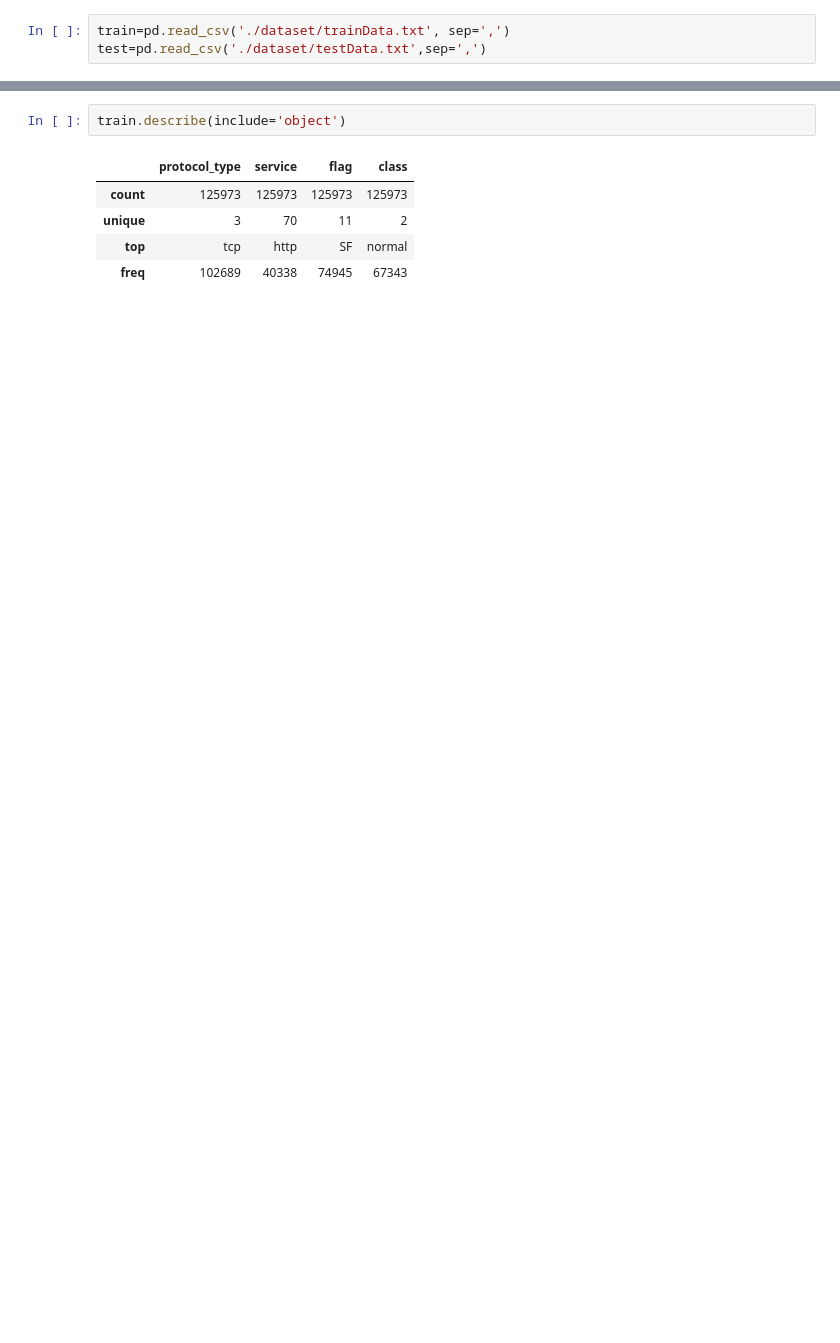
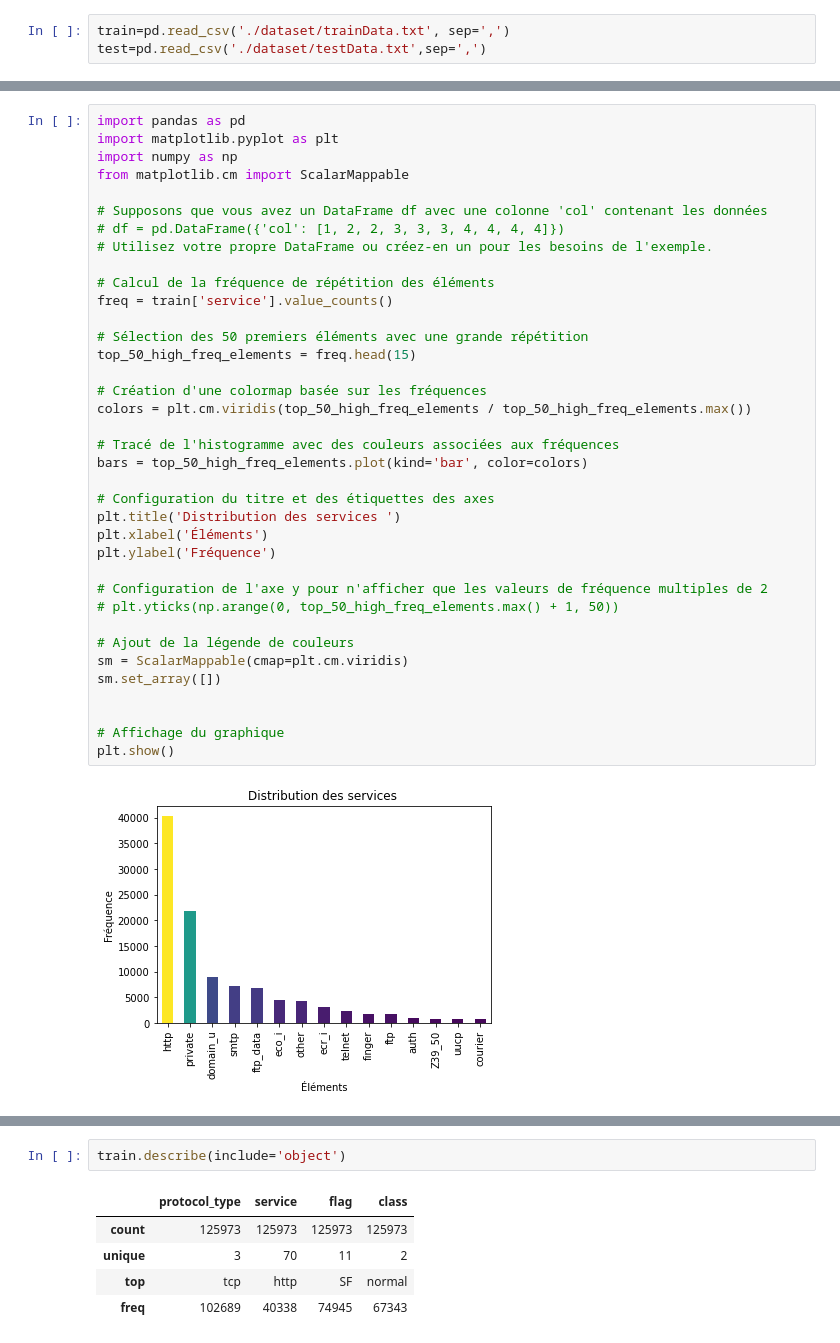
Before and after one commit to LydieDev/network-monitoring-system-with-ML, a Jupyter notebook: model_algo.ipynb, the cells around one changed output, grey strips where cells are left out. Drawn from its saved outputs; the diff is of its cells as text; blank space fills up the shorter version.

```diff
--- a/model_algo.ipynb
+++ b/model_algo.ipynb
@@ -43,0 +85,39 @@ train.head(100)
+# %%
+import pandas as pd
+import matplotlib.pyplot as plt
+import numpy as np
+from matplotlib.cm import ScalarMappable
+
+# Supposons que vous avez un DataFrame df avec une colonne 'col' contenant les données
+# df = pd.DataFrame({'col': [1, 2, 2, 3, 3, 3, 4, 4, 4, 4]})
+# Utilisez votre propre DataFrame ou créez-en un pour les besoins de l'exemple.
+
+# Calcul de la fréquence de répétition des éléments
+freq = train['service'].value_counts()
+
+# Sélection des 50 premiers éléments avec une grande répétition
+top_50_high_freq_elements = freq.head(15)
+
+# Création d'une colormap basée sur les fréquences
+colors = plt.cm.viridis(top_50_high_freq_elements / top_50_high_freq_elements.max())
+
+# Tracé de l'histogramme avec des couleurs associées aux fréquences
+bars = top_50_high_freq_elements.plot(kind='bar', color=colors)
+
+# Configuration du titre et des étiquettes des axes
+plt.title('Distribution des services ')
+plt.xlabel('Éléments')
+plt.ylabel('Fréquence')
+
+# Configuration de l'axe y pour n'afficher que les valeurs de fréquence multiples de 2
+# plt.yticks(np.arange(0, top_50_high_freq_elements.max() + 1, 50))
+
+# Ajout de la légende de couleurs
+sm = ScalarMappable(cmap=plt.cm.viridis)
+sm.set_array([])
+
+
+# Affichage du graphique
+plt.show()
+# %% [output]
+[figure, added]
```
Also changed, not shown: parts of 32 cells of this notebook, 26 other files.
